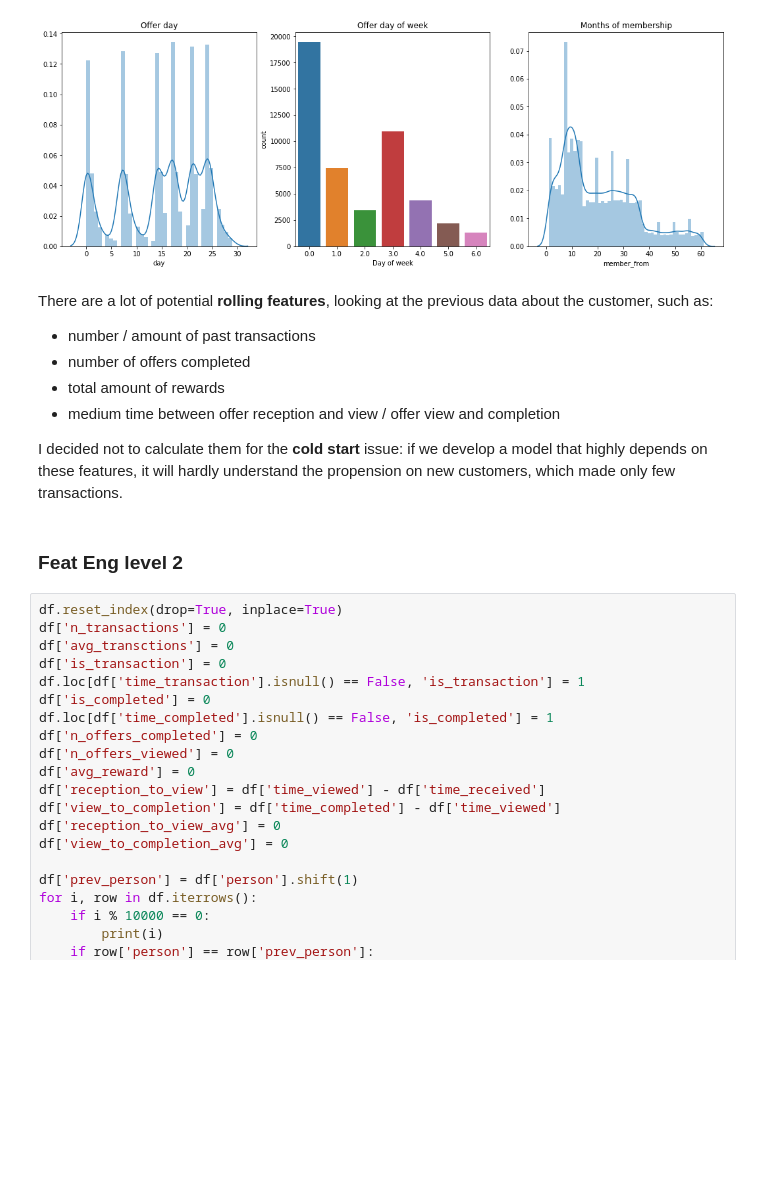
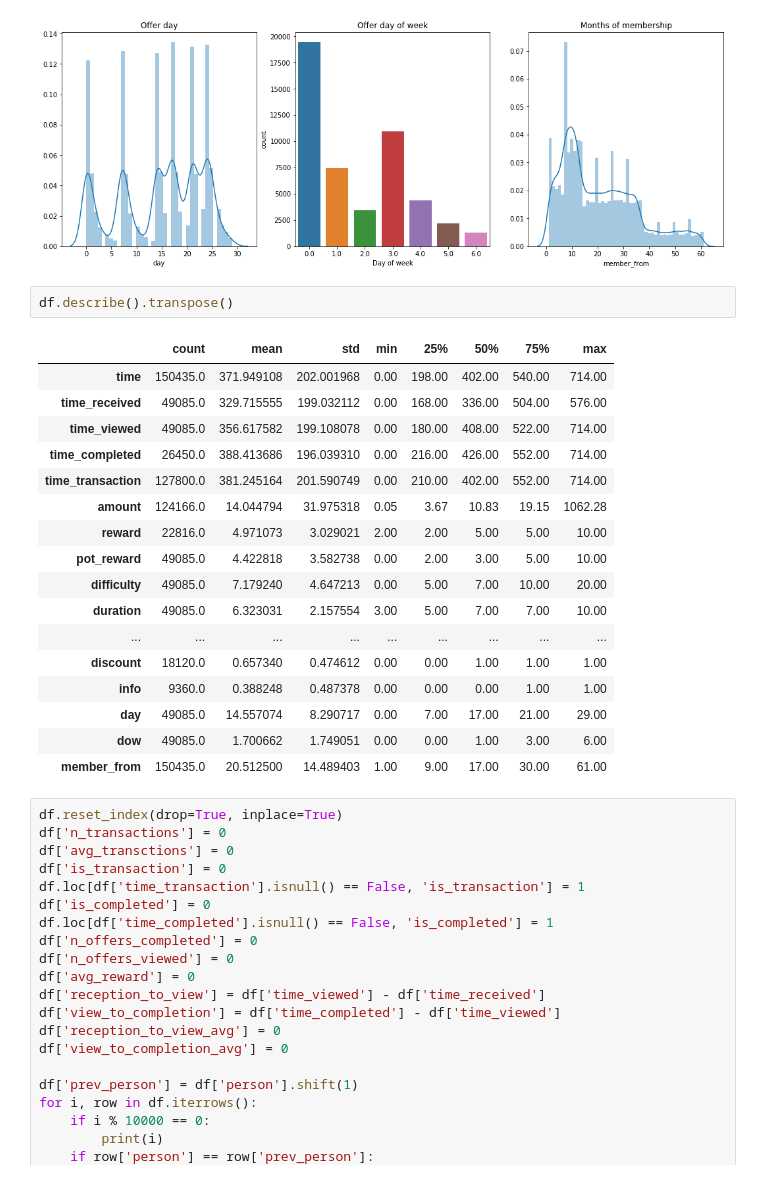
Before and after one commit to MatteoFelici/Capstone_Starkbucks_MLE, a Jupyter notebook: Feature_Engineering.ipynb, the cells around one changed output. Cells and saved outputs as stored; diff of their text form; blank space fills up the shorter version.

```diff
--- a/Feature_Engineering.ipynb
+++ b/Feature_Engineering.ipynb
@@ -292,16 +262,26 @@ sns.distplot(df['member_from'].dropna())
 plt.show()
 # %% [output]
 [figure]
-# %% [markdown]
-There are a lot of potential **rolling features**, looking at the previous data about the customer, such as:
-- number / amount of past transactions
-- number of offers completed
-- total amount of rewards
-- medium time between offer reception and view / offer view and completion
-
-I decided not to calculate them for the **cold start** issue: if we develop a model that highly depends on these features, it will hardly understand the propension on new customers, which made only few transactions.
-# %% [markdown]
-### Feat Eng level 2
+# %%
+df.describe().transpose()
+# %% [output]
+|  | count | mean | std | min | 25% | 50% | 75% | max |
+| time | 150435.0 | 371.949108 | 202.001968 | 0.00 | 198.00 | 402.00 | 540.00 | 714.00 |
+| time_received | 49085.0 | 329.715555 | 199.032112 | 0.00 | 168.00 | 336.00 | 504.00 | 576.00 |
+| time_viewed | 49085.0 | 356.617582 | 199.108078 | 0.00 | 180.00 | 408.00 | 522.00 | 714.00 |
+| time_completed | 26450.0 | 388.413686 | 196.039310 | 0.00 | 216.00 | 426.00 | 552.00 | 714.00 |
+| time_transaction | 127800.0 | 381.245164 | 201.590749 | 0.00 | 210.00 | 402.00 | 552.00 | 714.00 |
+| amount | 124166.0 | 14.044794 | 31.975318 | 0.05 | 3.67 | 10.83 | 19.15 | 1062.28 |
+| reward | 22816.0 | 4.971073 | 3.029021 | 2.00 | 2.00 | 5.00 | 5.00 | 10.00 |
+| pot_reward | 49085.0 | 4.422818 | 3.582738 | 0.00 | 2.00 | 3.00 | 5.00 | 10.00 |
+| difficulty | 49085.0 | 7.179240 | 4.647213 | 0.00 | 5.00 | 7.00 | 10.00 | 20.00 |
+| duration | 49085.0 | 6.323031 | 2.157554 | 3.00 | 5.00 | 7.00 | 7.00 | 10.00 |
+| ... | ... | ... | ... | ... | ... | ... | ... | ... |
+| discount | 18120.0 | 0.657340 | 0.474612 | 0.00 | 0.00 | 1.00 | 1.00 | 1.00 |
+| info | 9360.0 | 0.388248 | 0.487378 | 0.00 | 0.00 | 0.00 | 1.00 | 1.00 |
+| day | 49085.0 | 14.557074 | 8.290717 | 0.00 | 7.00 | 17.00 | 21.00 | 29.00 |
+| dow | 49085.0 | 1.700662 | 1.749051 | 0.00 | 0.00 | 1.00 | 3.00 | 6.00 |
+| member_from | 150435.0 | 20.512500 | 14.489403 | 1.00 | 9.00 | 17.00 | 30.00 | 61.00 |
 # %%
 df.reset_index(drop=True, inplace=True)
 df['n_transactions'] = 0
```
Also changed, not shown: parts of 7 cells of this notebook, 32 other files.
